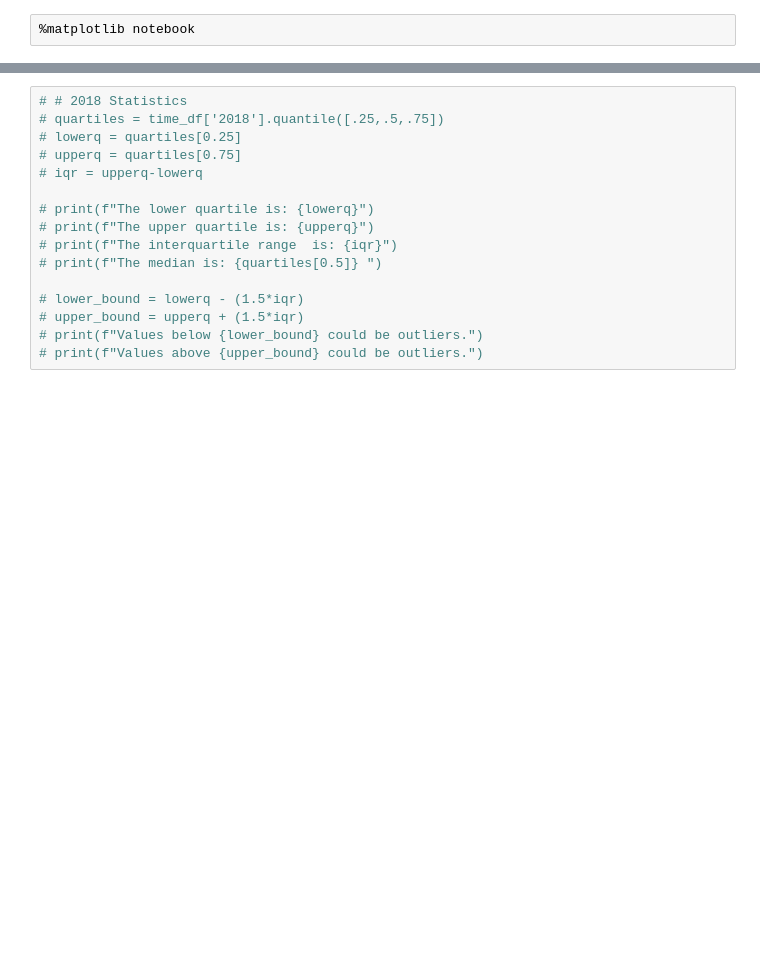
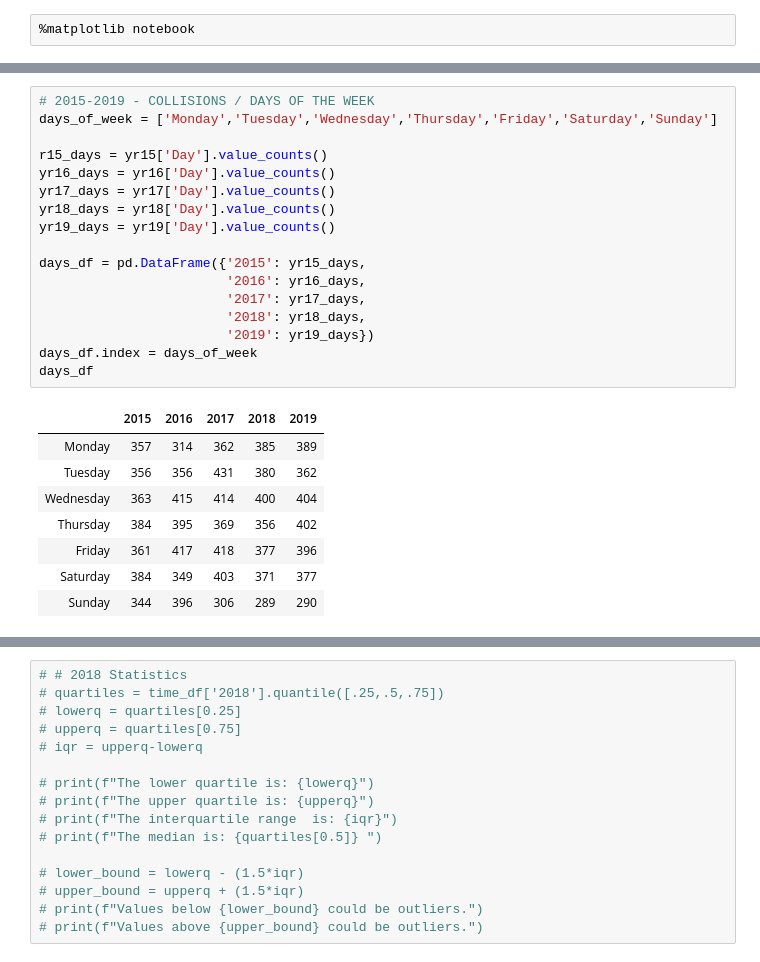
Before and after one commit to StephenCYang/Group_Project_1, a Jupyter notebook: AR/Collisions & Time Occurence_AR_FINAL.ipynb, the cells around one changed output, grey strips where cells are left out. Drawn from its saved outputs; the diff is of its cells as text; blank space fills up the shorter version.

```diff
--- a/AR/Collisions & Time Occurence_AR_FINAL.ipynb
+++ b/AR/Collisions & Time Occurence_AR_FINAL.ipynb
@@ -448,0 +359,26 @@ Text(0, 0.5, 'No. of Collisions')
+# %%
+# 2015-2019 - COLLISIONS / DAYS OF THE WEEK
+days_of_week = ['Monday','Tuesday','Wednesday','Thursday','Friday','Saturday','Sunday']
+
+r15_days = yr15['Day'].value_counts()
+yr16_days = yr16['Day'].value_counts()
+yr17_days = yr17['Day'].value_counts()
+yr18_days = yr18['Day'].value_counts()
+yr19_days = yr19['Day'].value_counts()
+
+days_df = pd.DataFrame({'2015': yr15_days,
+                        '2016': yr16_days,
+                        '2017': yr17_days,
+                        '2018': yr18_days,
+                        '2019': yr19_days})
+days_df.index = days_of_week
+days_df
+# %% [output]
+|  | 2015 | 2016 | 2017 | 2018 | 2019 |
+| Monday | 357 | 314 | 362 | 385 | 389 |
+| Tuesday | 356 | 356 | 431 | 380 | 362 |
+| Wednesday | 363 | 415 | 414 | 400 | 404 |
+| Thursday | 384 | 395 | 369 | 356 | 402 |
+| Friday | 361 | 417 | 418 | 377 | 396 |
+| Saturday | 384 | 349 | 403 | 371 | 377 |
+| Sunday | 344 | 396 | 306 | 289 | 290 |
```
Also changed, not shown: parts of 36 cells of this notebook.
